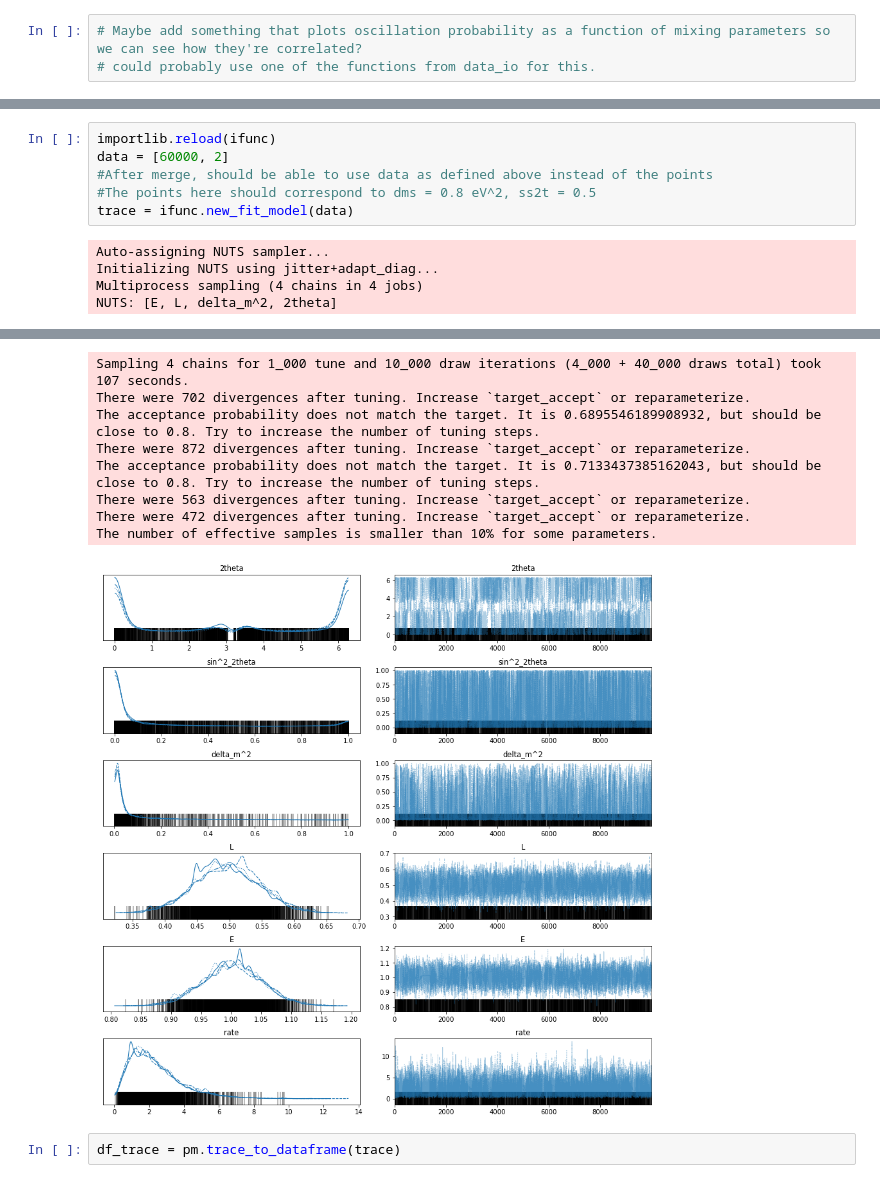
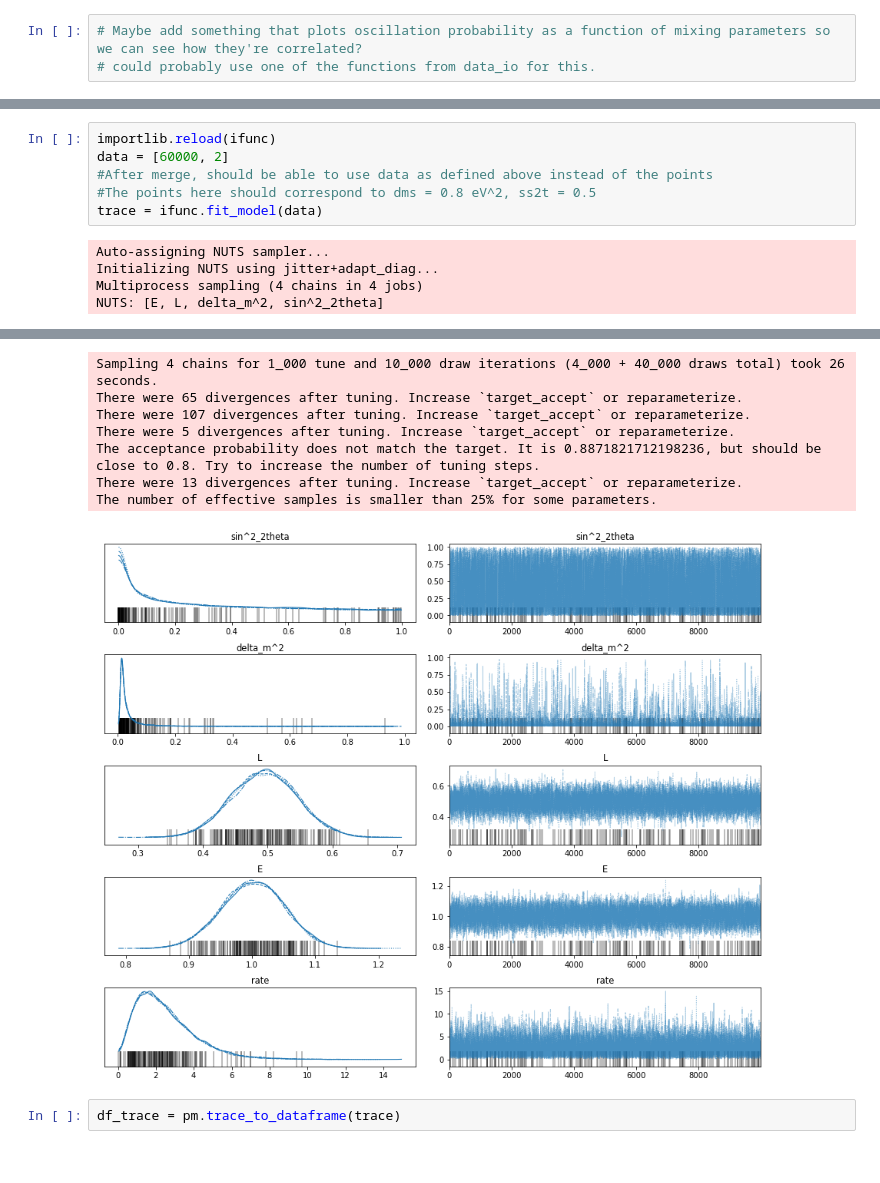
Before and after one commit to phys201/bayboone, a Jupyter notebook: tutorial.ipynb, the cells around one changed output, grey strips where cells are left out. Drawn from its saved outputs; the diff is of its cells as text.

```diff
--- a/tutorial.ipynb
+++ b/tutorial.ipynb
@@ -62,24 +58,23 @@ $$
 # %%
 importlib.reload(ifunc)
 data = [60000, 2]
 #After merge, should be able to use data as defined above instead of the points
 #The points here should correspond to dms = 0.8 eV^2, ss2t = 0.5
-trace = ifunc.new_fit_model(data)
+trace = ifunc.fit_model(data)
 # %% [output]
 Auto-assigning NUTS sampler...
 Initializing NUTS using jitter+adapt_diag...
 Multiprocess sampling (4 chains in 4 jobs)
-NUTS: [E, L, delta_m^2, 2theta]
+NUTS: [E, L, delta_m^2, sin^2_2theta]
 [interactive output not drawn]
-Sampling 4 chains for 1_000 tune and 10_000 draw iterations (4_000 + 40_000 draws total) took 107 seconds.
-There were 702 divergences after tuning. Increase `target_accept` or reparameterize.
-The acceptance probability does not match the target. It is 0.6895546189908932, but should be close to 0.8. Try to increase the number of tuning steps.
-There were 872 divergences after tuning. Increase `target_accept` or reparameterize.
-The acceptance probability does not match the target. It is 0.7133437385162043, but should be close to 0.8. Try to increase the number of tuning steps.
-There were 563 divergences after tuning. Increase `target_accept` or reparameterize.
-There were 472 divergences after tuning. Increase `target_accept` or reparameterize.
-The number of effective samples is smaller than 10% for some parameters.
+Sampling 4 chains for 1_000 tune and 10_000 draw iterations (4_000 + 40_000 draws total) took 26 seconds.
+There were 65 divergences after tuning. Increase `target_accept` or reparameterize.
+There were 107 divergences after tuning. Increase `target_accept` or reparameterize.
+There were 5 divergences after tuning. Increase `target_accept` or reparameterize.
+The acceptance probability does not match the target. It is 0.8871821712198236, but should be close to 0.8. Try to increase the number of tuning steps.
+There were 13 divergences after tuning. Increase `target_accept` or reparameterize.
+The number of effective samples is smaller than 25% for some parameters.
-[figure, old version]
+[figure, new version]
 # %%
 df_trace = pm.trace_to_dataframe(trace)
 # %%
```
Also changed, not shown: parts of 8 cells of this notebook.
